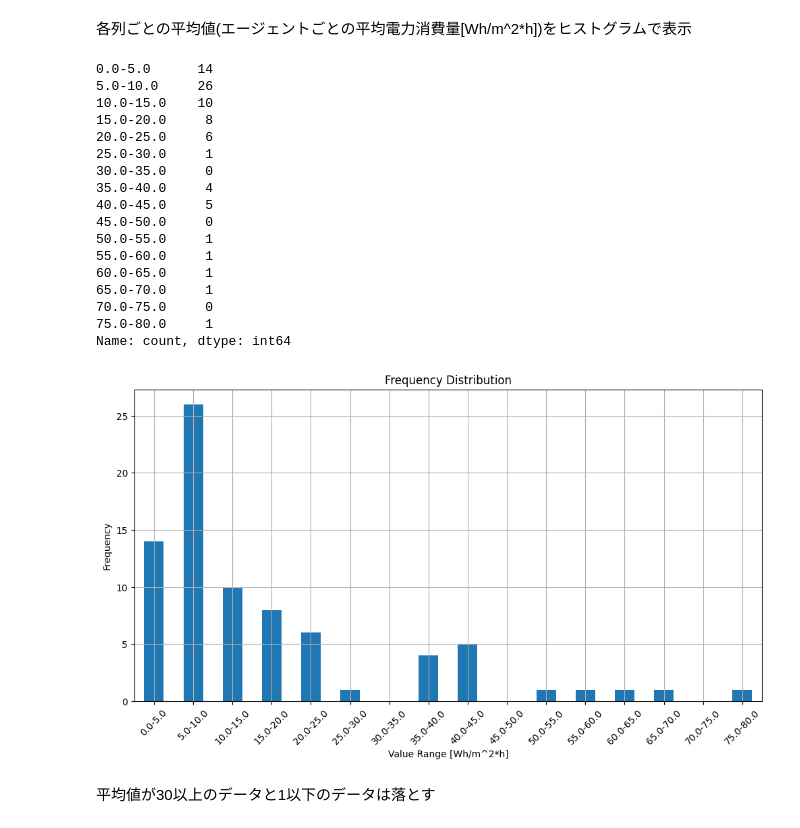
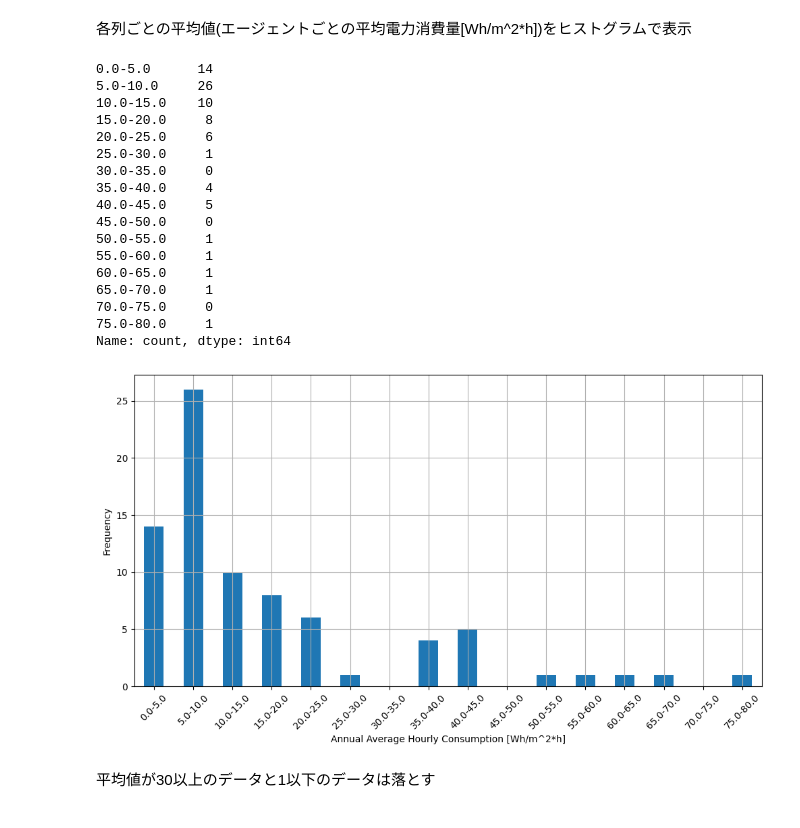
Before and after one commit to moooyu1121/master_thesis_model, a Jupyter notebook: data_preprocess.ipynb, the cells around one changed output. Saved outputs shown, nothing was run; the diff lists cells and outputs as text; code cells hidden in the pictures.

```diff
--- a/data_preprocess.ipynb
+++ b/data_preprocess.ipynb
@@ -166,36 +166,37 @@ labels = [f'{bins[i]}-{bins[i+1]}' for i in range(len(bins)-1)]
 data_binned = pd.cut(data, bins=bins, labels=labels, include_lowest=True, right=False)
 
 # 出現頻度分布の計算
 frequency_distribution = data_binned.value_counts().sort_index()
 
 # 結果の表示
 print(frequency_distribution)
 
 # プロット
-frequency_distribution.plot(kind='bar', figsize=(12, 6), rot=45, title='Frequency Distribution')
-plt.xlabel('Value Range [Wh/m^2*h]')
+# , title='Frequency Distribution'
+frequency_distribution.plot(kind='bar', figsize=(12, 6), rot=45)
+plt.xlabel('Annual Average Hourly Consumption [Wh/m^2*h]')
 plt.ylabel('Frequency')
 plt.grid(True)
 plt.show()
 # %% [output]
 0.0-5.0      14
 5.0-10.0     26
 10.0-15.0    10
 15.0-20.0     8
 20.0-25.0     6
 25.0-30.0     1
 30.0-35.0     0
 35.0-40.0     4
 40.0-45.0     5
 45.0-50.0     0
 50.0-55.0     1
 55.0-60.0     1
 60.0-65.0     1
 65.0-70.0     1
 70.0-75.0     0
 75.0-80.0     1
 Name: count, dtype: int64
-[figure, old version]
+[figure, new version]
 # %% [markdown]
 平均値が30以上のデータと1以下のデータは落とす
 # %%
```
Also changed, not shown: parts of 9 cells of this notebook.
